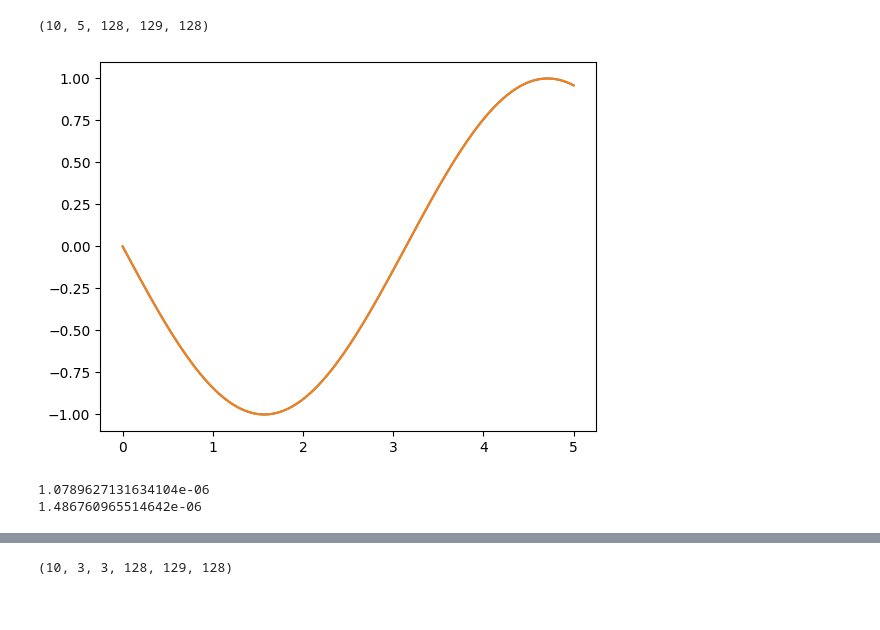
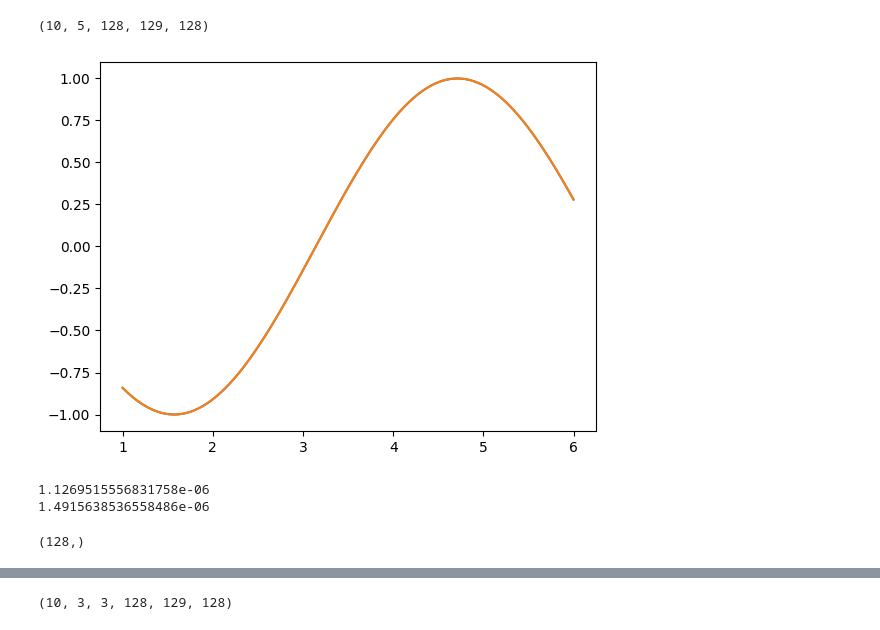
Before and after one commit to kz2wd/flow-diffuse, a Jupyter notebook: check_q-pressure.ipynb, the cells around one changed output, grey strips where cells are left out. Drawn from its saved outputs; the diff is of its cells as text; code cells hidden in the pictures.

```diff
--- a/check_q-pressure.ipynb
+++ b/check_q-pressure.ipynb
@@ -126,17 +126,18 @@ def rel_rmse(X, Y):
     return rmse(X, Y) / rmse(Y, 0)
 # %%
 r = 128
+s = 1
 L = 5
 d = L / (r - 1)
-x = np.linspace(0, L, r)
+x = np.linspace(s, s + L, r)
 comp = derive_compact_1st_degree_6th_order_dirichlet(np.cos(x), 0, d)
 targ = -np.sin(x)
 plt.plot(x, comp)
 plt.plot(x, targ)
 plt.show()
 print(rmse(comp, targ))
 print(rel_rmse(comp, targ))
 # %% [output]
-[figure, old version]
+[figure, new version]
-1.0789627131634104e-06
-1.486760965514642e-06
+1.1269515556831758e-06
+1.4915638536558486e-06
@@ -142,0 +153,4 @@ print(rel_rmse(comp, targ))
+# %%
+comp.shape
+# %% [output]
+(128,)
```
Also changed, not shown: parts of 10 cells of this notebook, 1 other file.
